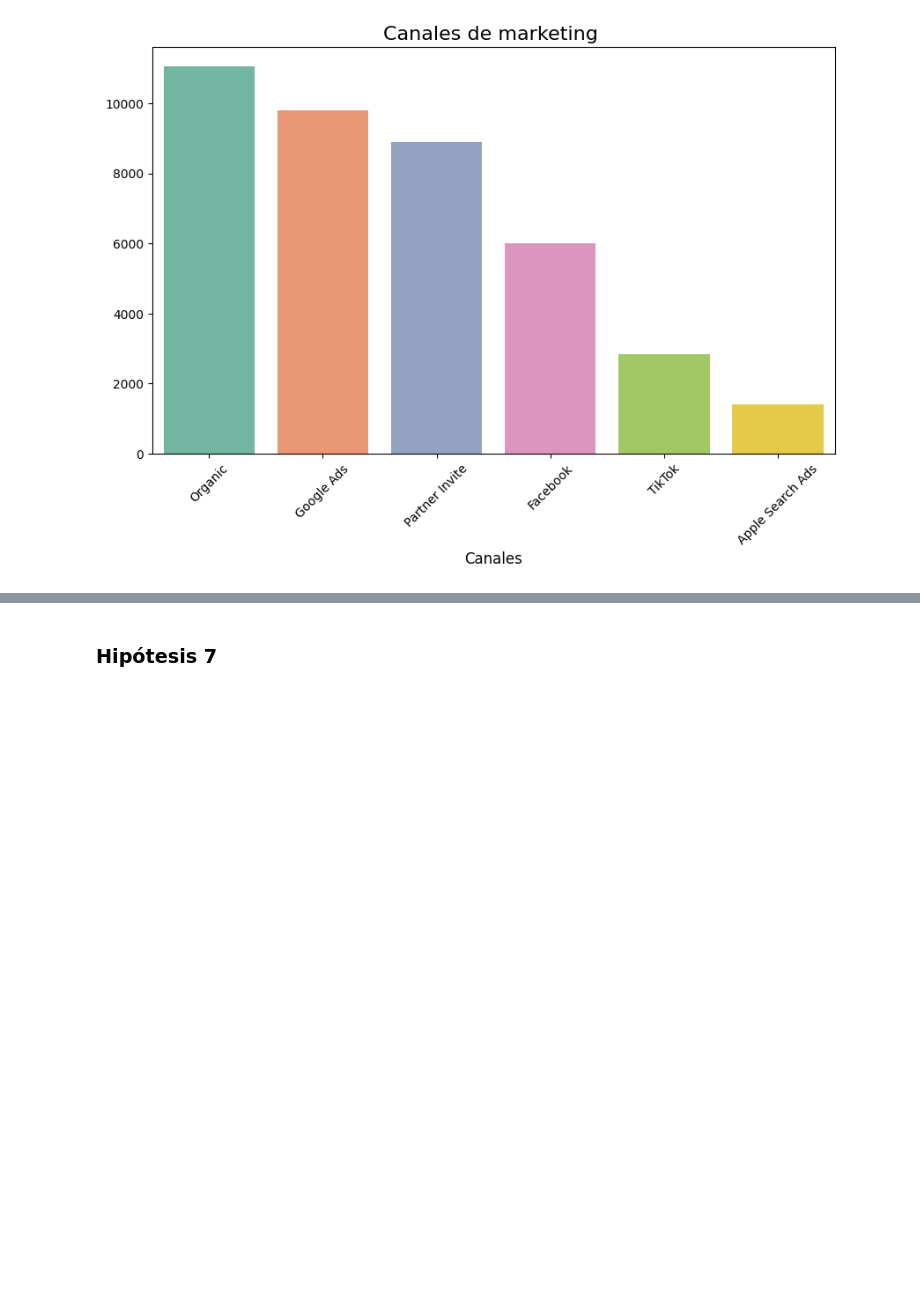
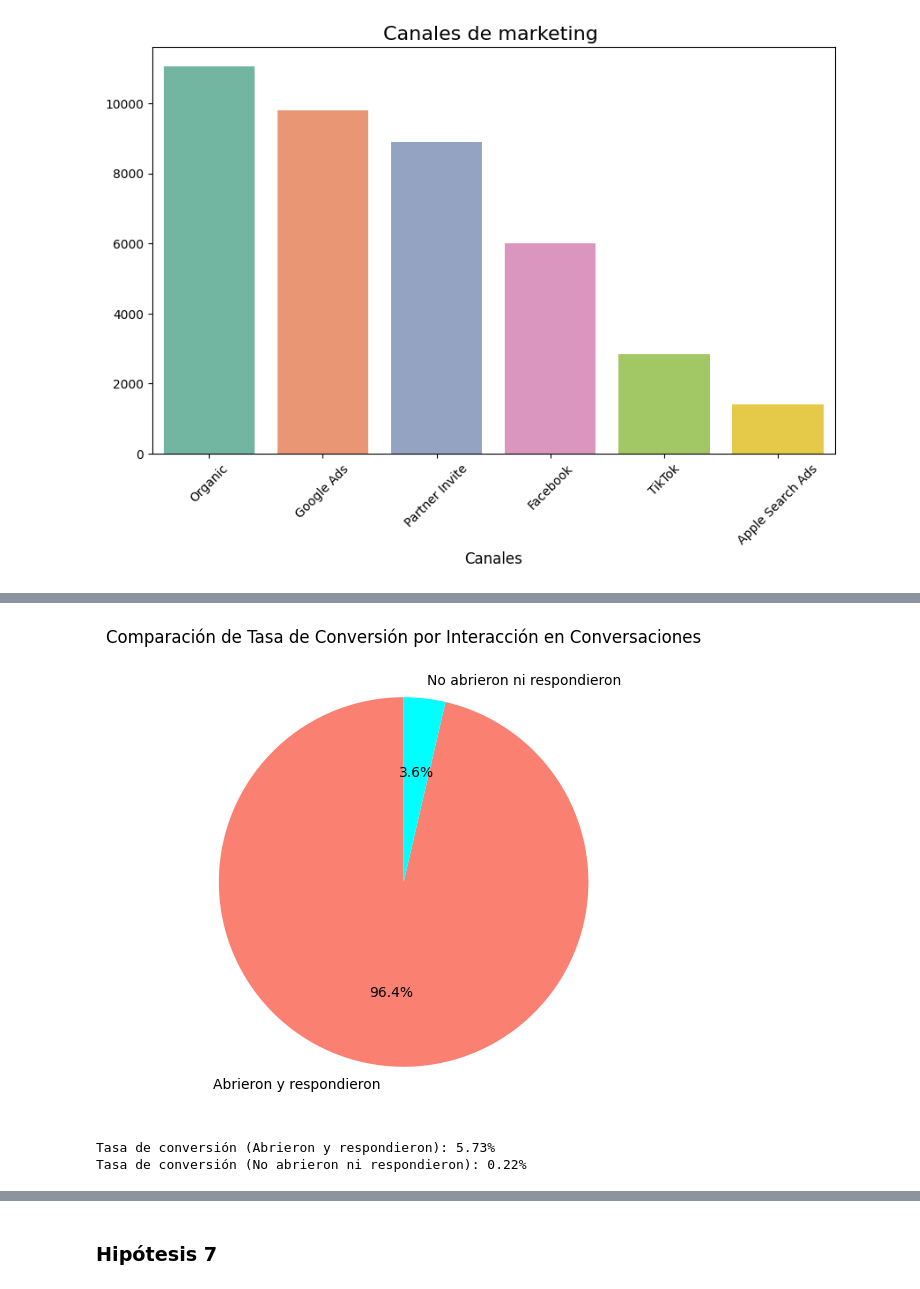
Before and after one commit to NaiSaratxaga/EDA_user-conversion-analysis, a Jupyter notebook: Notebooks/EDA_user_conversion_analysis.ipynb, the cells around one changed output, grey strips where cells are left out. Saved outputs shown, nothing was run; the diff lists cells and outputs as text; code cells hidden in the pictures; blank space fills up the shorter version.

```diff
--- a/Notebooks/EDA_user_conversion_analysis.ipynb
+++ b/Notebooks/EDA_user_conversion_analysis.ipynb
@@ -359,0 +477,29 @@ Passing `palette` without assigning `hue` is deprecated and will be removed in v
+# %%
+# Filtrar Grupo 1: Usuarios que abrieron y respondieron conversaciones
+usuarios_activos = df[(df['CONVERSATION_OPENED'] == True) & (df['CONVERSATION_ANSWERED'] == True)]
+tasa_conversion_activos = usuarios_activos['TRIAL_CONVERTED'].mean()
+
+# Filtrar Grupo 2: Usuarios que NO abrieron ni respondieron conversaciones
+usuarios_inactivos = df[(df['CONVERSATION_OPENED'] == False) & (df['CONVERSATION_ANSWERED'] == False)]
+tasa_conversion_inactivos = usuarios_inactivos['TRIAL_CONVERTED'].mean()
+
+# Crear gráfico de pastel (Pie Chart)
+labels = ['Abrieron y respondieron', 'No abrieron ni respondieron']
+conversion_rates = [tasa_conversion_activos, tasa_conversion_inactivos]
+
+plt.figure(figsize=(8, 6))
+plt.pie(conversion_rates, labels=labels, autopct='%1.1f%%', colors=['salmon', 'cyan'], startangle=90)
+
+# Añadir título
+plt.title('Comparación de Tasa de Conversión por Interacción en Conversaciones')
+
+# Mostrar el gráfico
+plt.show()
+
+# Imprimir tasas de conversión en consola
+print(f"Tasa de conversión (Abrieron y respondieron): {tasa_conversion_activos * 100:.2f}%")
+print(f"Tasa de conversión (No abrieron ni respondieron): {tasa_conversion_inactivos * 100:.2f}%")
+# %% [output]
+[figure, added]
+Tasa de conversión (Abrieron y respondieron): 5.73%
+Tasa de conversión (No abrieron ni respondieron): 0.22%
```
Also changed, not shown: parts of 25 cells of this notebook, 2 other files.
